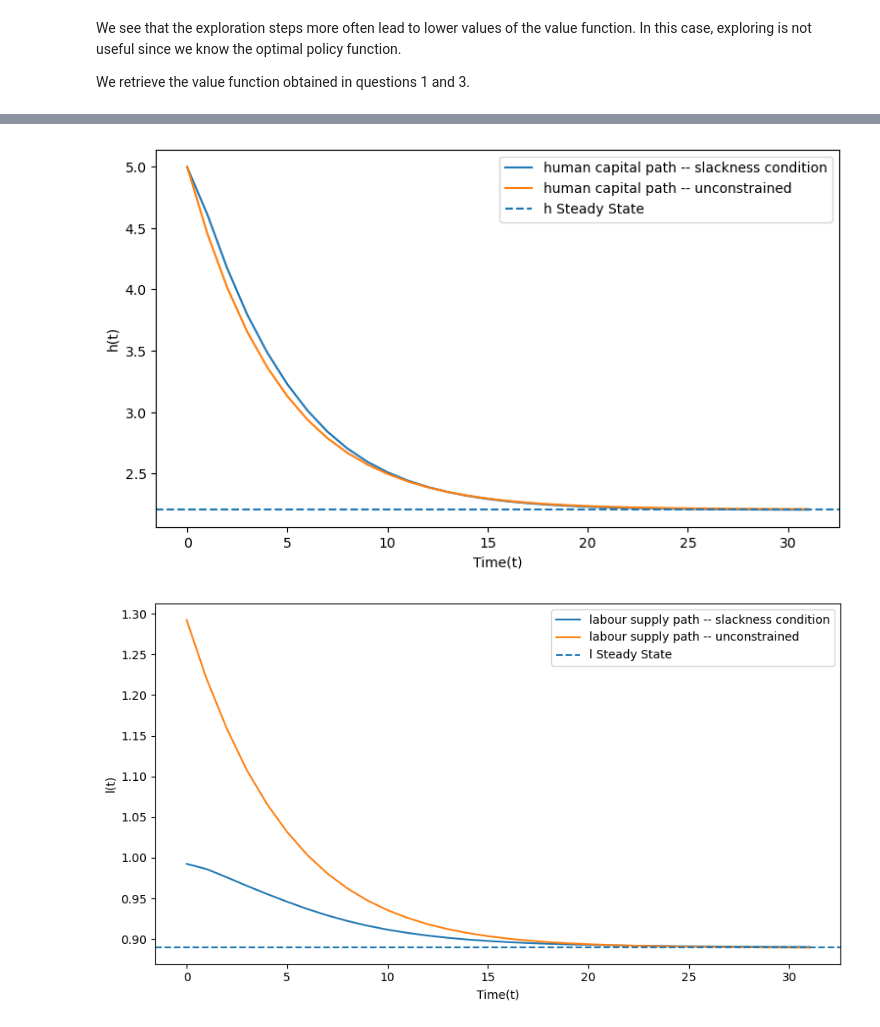
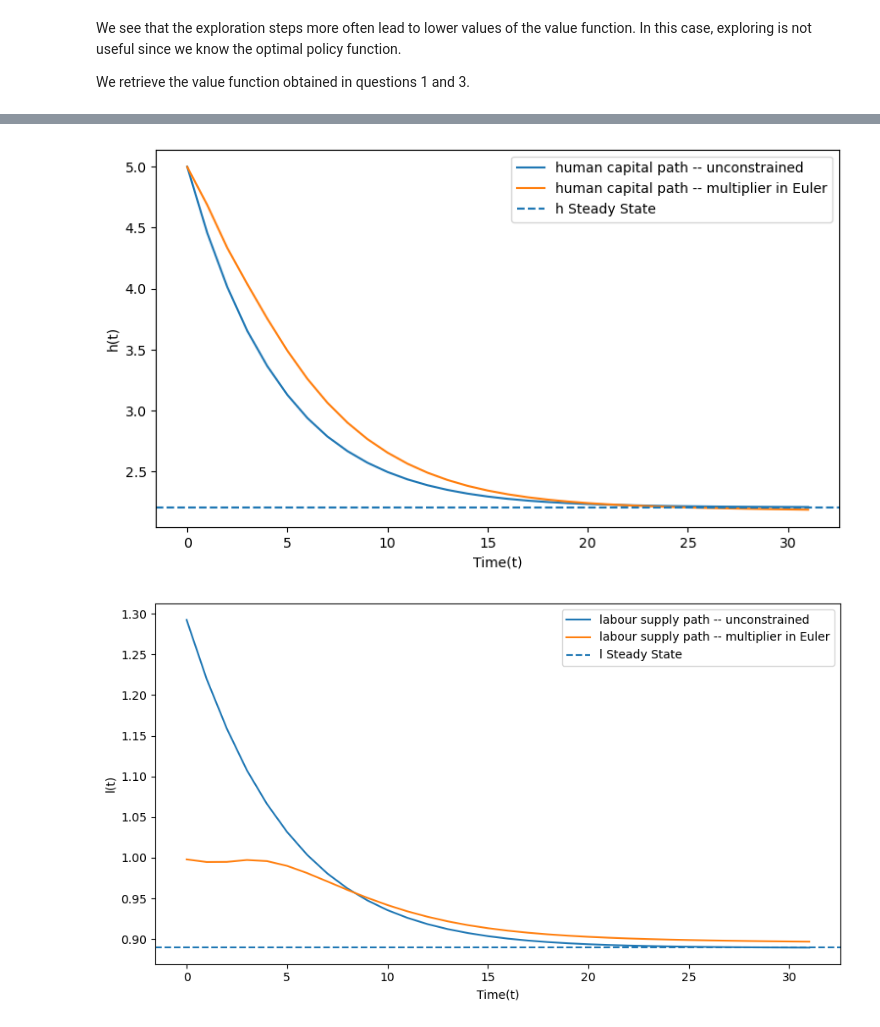
Before and after one commit to eliottmlg/DP_project, a Jupyter notebook: DP_assignment.ipynb, the cells around one changed output, grey strips where cells are left out. Drawn from its saved outputs; the diff is of its cells as text; code cells hidden in the pictures.

Commit message:
new version of complementary slackness with KKT multiplier in euler

```diff
--- a/DP_assignment.ipynb
+++ b/DP_assignment.ipynb
@@ -462,7 +462,7 @@ fig, ax = plt.subplots(figsize=(9, 5))
 ax.set_ylim(min(w_matrix[-1]) - 1, max(w_matrix[-1]) + 1)
 
 # Plot each value function from the iterations
-for i, w_iter in enumerate(w_matrix[15:30,:]):
+for i, w_iter in enumerate(w_matrix[15:21,:]):
     ax.plot(grid, w_iter, lw=2, alpha=0.6, label=f'Iteration {i+10}' if i < 10 else None)
 
 ax.plot(grid, w_matrix[-1,:], lw=2, alpha=0.6, label=f'Final iteration' if i < 10 else None)
@@ -850,48 +814,49 @@ NN(
 
 # Euler with slackness condition on labour
 time_test = Grid_data().grid
-l_hat_path = q_hat(time_test)[:,[0]].detach()
-h_hat_path = q_hat(time_test)[:,[1]].detach()
-c_hat_path = f(h_hat_path, l_hat_path)
+
 # without
 l_hat_path2 = qq_hat(time_test)[:,[0]].detach()
 h_hat_path2 = qq_hat(time_test)[:,[1]].detach()
 c_hat_path2 = f(h_hat_path2, l_hat_path2)
-
+# Slackness in Euler
+l_hat_path3 = qqq_hat(time_test)[:,[0]].detach()
+h_hat_path3 = qqq_hat(time_test)[:,[1]].detach()
+c_hat_path3 = f(h_hat_path3, l_hat_path3)
 
 
 plt.figure(figsize=(9, 5))
-plt.plot(time_test, h_hat_path, label=r"human capital path -- slackness condition")
 plt.plot(time_test, h_hat_path2, label=r"human capital path -- unconstrained")
+plt.plot(time_test, h_hat_path3, label=r"human capital path -- multiplier in Euler")
 plt.axhline(y=SS().h_ss, linestyle='--', label="h Steady State")
 plt.ylabel(r"h(t)")
 plt.xlabel(r"Time(t)")
 #plt.ylim([Params().h_0 - 0.1, SS().h_ss + 0.1])
 plt.legend(loc='upper right')
 plt.show()
 
 
 plt.figure(figsize=(9, 5))  # Set figure size to 9 by 5
-plt.plot(time_test,l_hat_path,label= r"labour supply path -- slackness condition")
 plt.plot(time_test,l_hat_path2,label= r"labour supply path -- unconstrained")
+plt.plot(time_test,l_hat_path3,label= r"labour supply path -- multiplier in Euler")
 plt.axhline(y=SS().l_ss, linestyle='--',label="l Steady State")
 plt.xlabel(r"Time(t)")
 plt.ylabel(r"l(t)")
 #plt.ylim([l_hat_path[0]-0.1,SS().l_ss+0.1 ])
 plt.tight_layout()
 plt.legend(loc='upper right')
 plt.show()
 
 plt.figure(figsize=(9, 5))  # Set figure size to 9 by 5
-plt.plot(time_test,c_hat_path,label= r"consumption path -- slackness condition")
 plt.plot(time_test,c_hat_path2,label= r"consumption path -- unconstrained")
+plt.plot(time_test,c_hat_path3,label= r"consumption path -- multiplier in Euler")
 plt.axhline(y=SS().c_ss, linestyle='--',label="c Steady State")
 plt.xlabel(r"Time(t)")
 plt.ylabel(r"c(t)")
 #plt.ylim([c_hat_path[0]-0.1,SS().c_ss+0.1 ])
 plt.tight_layout()
 plt.legend(loc='upper right')
 plt.show()
 # %% [output]
-[figure, old version]
+[figure, new version]
-[figure, old version]
+[figure, new version]
```
Also changed, not shown: parts of 5 cells of this notebook, 2 other files.
